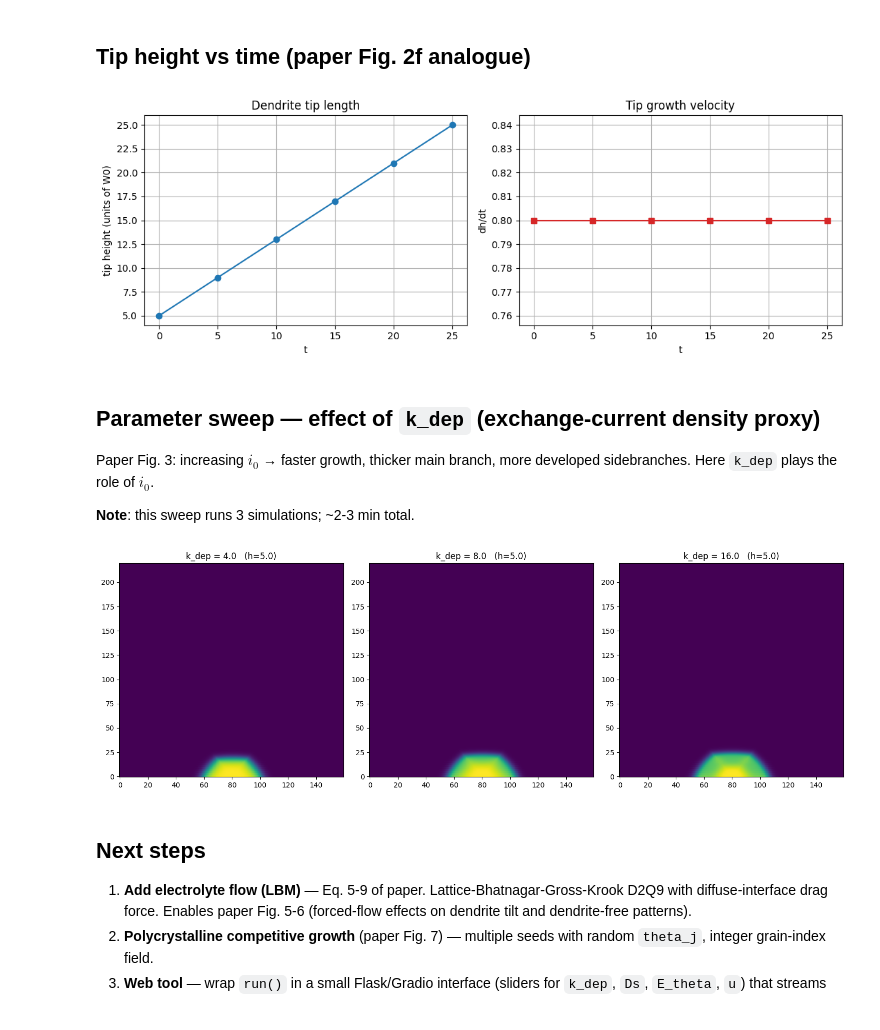
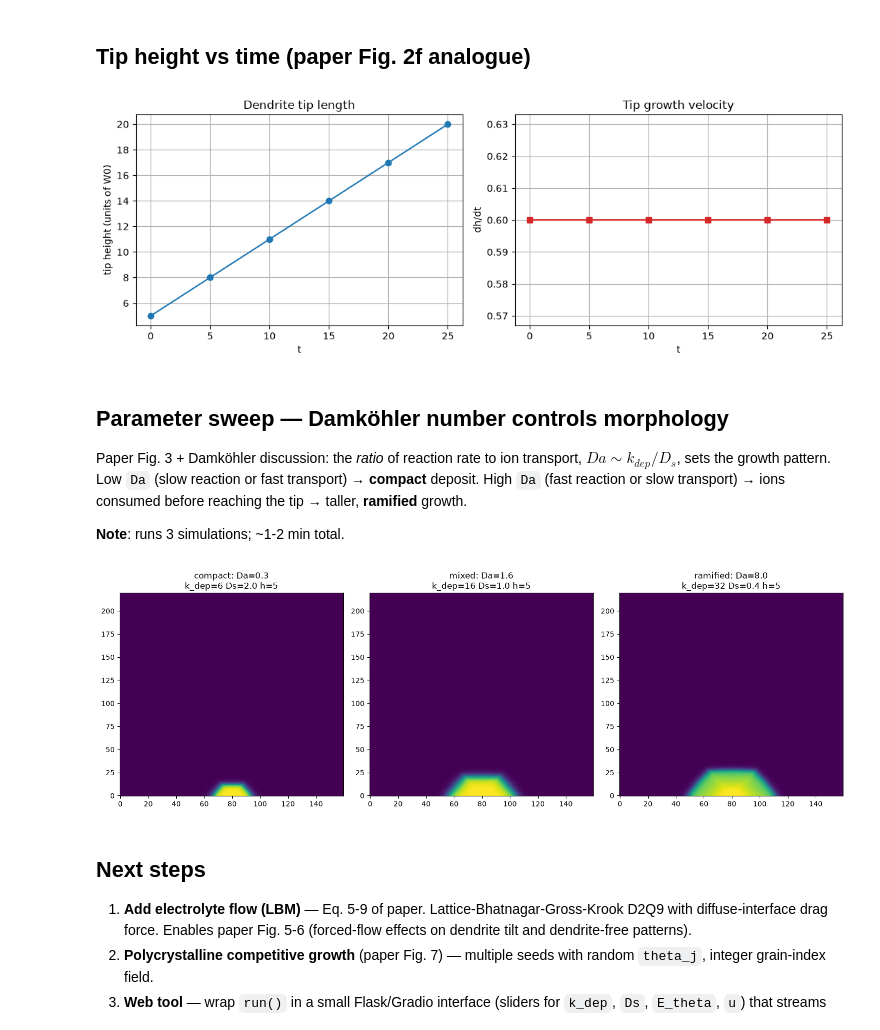
Before and after one commit to PJavis/PDD, a Jupyter notebook: fd_zinc_demo.ipynb, the cells around one changed output. Drawn from its saved outputs; the diff is of its cells as text; code cells hidden in the pictures.

```diff
--- a/fd_zinc_demo.ipynb
+++ b/fd_zinc_demo.ipynb
@@ -55,12 +56,13 @@ All values are nondimensional. Defaults match the locked-in tested config.
 params = dict(
     Nx=160, Ny=220, dx=1.0, dt=5e-3, steps=6000,
     W0=1.0, tau=0.5,
-    delta=0.05, omega_aniso=6, theta_j=0.0,
-    beta=0.9,
-    k_dep=8.0, alpha=0.5, E_theta=-0.3,
+    delta=0.1, omega_aniso=6, theta_j=0.0,
+    m_max=0.45, k_ref=10.0,        # responsive tanh driving (was saturating arctan)
+    k_dep=16.0, alpha=0.5, E_theta=-0.3,
     De=1e-3, Ds=1.0, zF_RT=4.0,
     cs_c0=1.0,
     phi_top=-0.2, phi_dep=0.0,
+    phi_every=4,                   # re-solve Poisson every 4 steps (speedup)
     seed_r=6.0, record_every=1000, verbose=True,
 )
 # %% [markdown]
@@ -134,24 +136,28 @@ ax[1].set_title('Tip growth velocity')
 ax[1].grid(True)
 plt.tight_layout(); plt.show()
 # %% [output]
-[figure, old version]
+[figure, new version]
 # %% [markdown]
-## Parameter sweep — effect of `k_dep` (exchange-current density proxy)
+## Parameter sweep — Damköhler number controls morphology
 
-Paper Fig. 3: increasing $i_0$ → faster growth, thicker main branch, more developed sidebranches. Here `k_dep` plays the role of $i_0$.
+Paper Fig. 3 + Damköhler discussion: the *ratio* of reaction rate to ion transport, $Da \sim k_{dep}/D_s$, sets the growth pattern. Low `Da` (slow reaction or fast transport) → **compact** deposit. High `Da` (fast reaction or slow transport) → ions consumed before reaching the tip → taller, **ramified** growth.
 
-**Note**: this sweep runs 3 simulations; ~2-3 min total.
+**Note**: runs 3 simulations; ~1-2 min total.
 # %%
-sweep_p = {**params, 'steps': 4000, 'record_every': 4000, 'verbose': False}
-k_vals = [4.0, 8.0, 16.0]
-outs = [run(**{**sweep_p, 'k_dep': k}) for k in k_vals]
-fig, ax = plt.subplots(1, len(k_vals), figsize=(5 * len(k_vals), 5))
-for a, k, o in zip(ax, k_vals, outs):
+sweep_p = {**params, 'steps': 5000, 'record_every': 5000, 'verbose': False}
+# vary the Damkohler ratio Da ~ k_dep / Ds: low Da = compact, high Da = ramified
+cases = [('compact',  dict(k_dep=6,  Ds=2.0)),
+         ('mixed',    dict(k_dep=16, Ds=1.0)),
+         ('ramified', dict(k_dep=32, Ds=0.4))]
+fig, ax = plt.subplots(1, len(cases), figsize=(5 * len(cases), 5))
+for a, (lab, cfg) in zip(ax, cases):
+    o = run(**{**sweep_p, **cfg})
+    Da = cfg['k_dep'] / (10 * cfg['Ds'])
     a.imshow(o['c'], origin='lower', aspect='auto', cmap='viridis', vmin=0, vmax=1)
-    a.set_title(f'k_dep = {k}   (h={o["tip_len"][-1]:.1f})')
+    a.set_title(f'{lab}: Da={Da:.1f}\nk_dep={cfg["k_dep"]} Ds={cfg["Ds"]} h={o["tip_len"][-1]:.0f}')
 plt.tight_layout(); plt.show()
 # %% [output]
-[figure, old version]
+[figure, new version]
 # %% [markdown]
 ## Next steps
 
```
Also changed, not shown: parts of 3 cells of this notebook, 5 other files.
